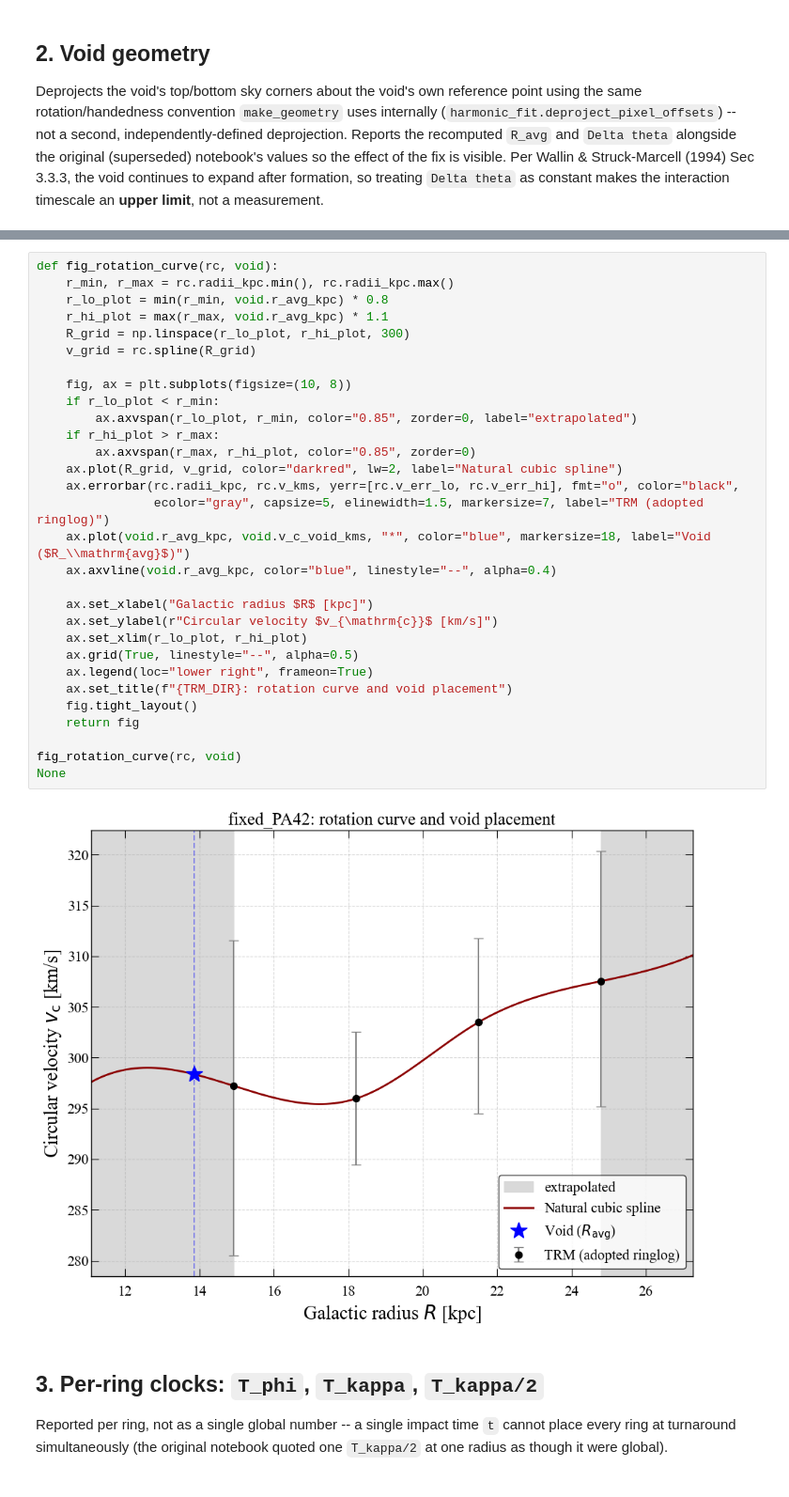
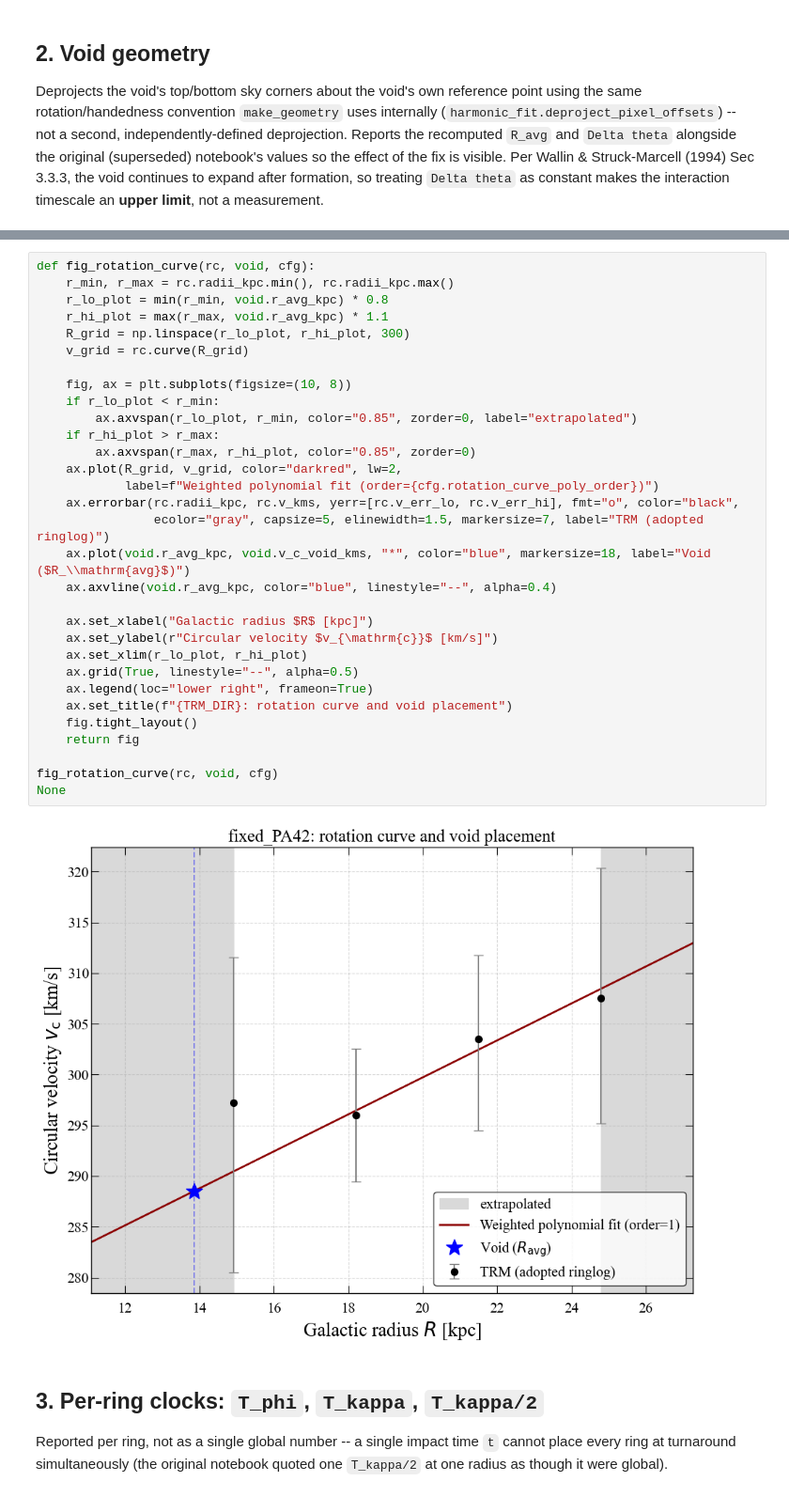
Before and after one commit to Suvajit-Sardar/SM_harmonic_fit, a Jupyter notebook: timescales_pipeline_fixed_PA42.ipynb, the cells around one changed output, grey strips where cells are left out. Shown at 94% size. Cells and saved outputs as stored; diff of their text form.

```diff
--- a/timescales_pipeline_fixed_PA42.ipynb
+++ b/timescales_pipeline_fixed_PA42.ipynb
@@ -163,35 +175,36 @@ shaded.
 # %%
-def fig_rotation_curve(rc, void):
+def fig_rotation_curve(rc, void, cfg):
     r_min, r_max = rc.radii_kpc.min(), rc.radii_kpc.max()
     r_lo_plot = min(r_min, void.r_avg_kpc) * 0.8
     r_hi_plot = max(r_max, void.r_avg_kpc) * 1.1
     R_grid = np.linspace(r_lo_plot, r_hi_plot, 300)
-    v_grid = rc.spline(R_grid)
+    v_grid = rc.curve(R_grid)
 
     fig, ax = plt.subplots(figsize=(10, 8))
     if r_lo_plot < r_min:
         ax.axvspan(r_lo_plot, r_min, color="0.85", zorder=0, label="extrapolated")
     if r_hi_plot > r_max:
         ax.axvspan(r_max, r_hi_plot, color="0.85", zorder=0)
-    ax.plot(R_grid, v_grid, color="darkred", lw=2, label="Natural cubic spline")
+    ax.plot(R_grid, v_grid, color="darkred", lw=2,
+            label=f"Weighted polynomial fit (order={cfg.rotation_curve_poly_order})")
     ax.errorbar(rc.radii_kpc, rc.v_kms, yerr=[rc.v_err_lo, rc.v_err_hi], fmt="o", color="black",
                 ecolor="gray", capsize=5, elinewidth=1.5, markersize=7, label="TRM (adopted ringlog)")
     ax.plot(void.r_avg_kpc, void.v_c_void_kms, "*", color="blue", markersize=18, label="Void ($R_\\mathrm{avg}$)")
     ax.axvline(void.r_avg_kpc, color="blue", linestyle="--", alpha=0.4)
 
     ax.set_xlabel("Galactic radius $R$ [kpc]")
     ax.set_ylabel(r"Circular velocity $v_{\mathrm{c}}$ [km/s]")
     ax.set_xlim(r_lo_plot, r_hi_plot)
     ax.grid(True, linestyle="--", alpha=0.5)
     ax.legend(loc="lower right", frameon=True)
     ax.set_title(f"{TRM_DIR}: rotation curve and void placement")
     fig.tight_layout()
     return fig
 
-fig_rotation_curve(rc, void)
+fig_rotation_curve(rc, void, cfg)
 None
 # %% [output]
-[figure, old version]
+[figure, new version]
 # %% [markdown]
 ## 3. Per-ring clocks: `T_phi`, `T_kappa`, `T_kappa/2`
 
```
Also changed, not shown: parts of 8 cells of this notebook, 3 other files.
